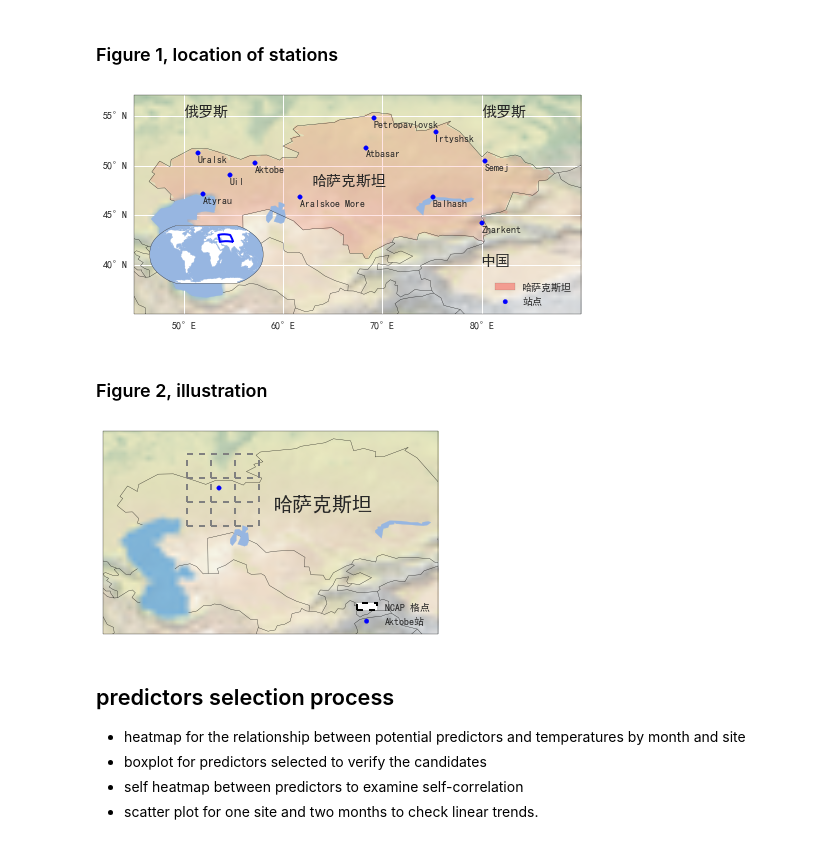
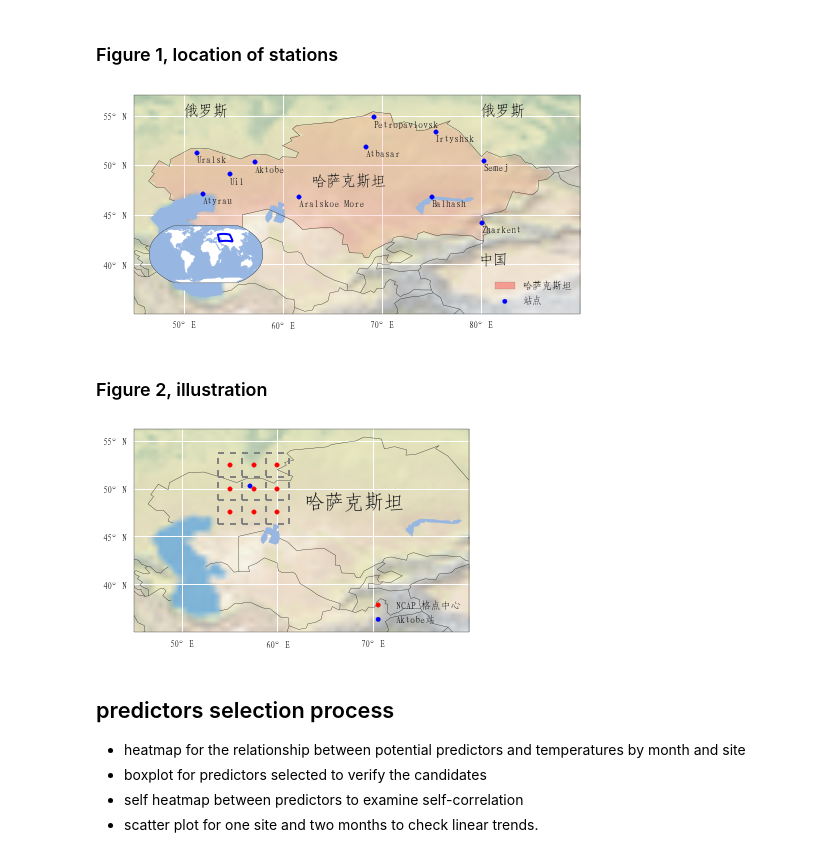
Before and after one commit to Yafei777/Climate-Downscaling, a Jupyter notebook: KZ_paper/KZ_downscaling_code/气候模式统计降尺度评估软件V1.0制图部分.ipynb, the cells around one changed output. Drawn from its saved outputs; the diff is of its cells as text; code cells hidden in the pictures.

```diff
--- a/KZ_paper/KZ_downscaling_code/气候模式统计降尺度评估软件V1.0制图部分.ipynb
+++ b/KZ_paper/KZ_downscaling_code/气候模式统计降尺度评估软件V1.0制图部分.ipynb
@@ -13,7 +13,7 @@ reload(sys)
 sys.setdefaultencoding('utf-8')
 
 import matplotlib as mpl
-mpl.rcParams['font.sans-serif'] = ['FangSong'] #指定默认字体
+mpl.rcParams['font.sans-serif'] = ['FangSong_GB2312'] #指定默认字体
 mpl.rcParams['axes.unicode_minus'] = False # 解决保存图像是负号'-'显示为方块的问题
 # sns.axes_style()，可以看到是否成功设定字体为微软雅黑。
 # %% [markdown]
@@ -152,44 +152,55 @@ sub_ax.add_geometries([extent_box], ccrs.Geodetic(), color='none',
 for index, row in kz_station_info.iterrows():
     ax.text(row.LONGITUDE, row.LATITUDE-1,row.STATION_NAME.title(), transform=ccrs.Geodetic(), zorder=5)
 
-plt.savefig('哈图一.png',dpi=600)
+plt.savefig('哈图一.png',dpi=1000)
 # %% [output]
-[figure, old version]
+[figure, new version]
 # %% [markdown]
 ### Figure 2, illustration
 # %%
 import matplotlib.ticker as mticker
 
 ax = plt.axes(projection=ccrs.PlateCarree())
 
 ax.stock_img()
 ax.set_extent([45,80,35,55])
+
+ax.set_xticks([50,60,70])
+ax.set_yticks([40,45,50,55])
+
+from cartopy.mpl.ticker import LongitudeFormatter, LatitudeFormatter
+lon_formatter = LongitudeFormatter(zero_direction_label=True)
+lat_formatter = LatitudeFormatter()
+ax.xaxis.set_major_formatter(lon_formatter)
+ax.yaxis.set_major_formatter(lat_formatter)
+
+
 ax.add_feature(cfeature.BORDERS)
 ax.add_feature(cfeature.LAKES)
 
 gl = ax.gridlines(crs=ccrs.PlateCarree(), draw_labels=True,
                   linewidth=2, color='gray', linestyle='--')
 gl.xlocator = mticker.FixedLocator(np.arange(53.75,63.75,2.5))
 gl.ylocator = mticker.FixedLocator(np.arange(46.25,56.25,2.5))
 
-ax.scatter(57.1500, 50.2831, color='blue',transform=ccrs.PlateCarree(),label='Stations')
-
+p_aktobe = ax.scatter(57.1500, 50.2831, color='blue',transform=ccrs.PlateCarree(),label='Stations')
+p_ncep = ax.scatter([55,55,55,57.5,57.5,57.5,60,60,60], [47.5,50,52.5,47.5,50,52.5,47.5,50,52.5], color='red',transform=ccrs.PlateCarree(),label='Stations')
 gl.xlabels_top = False
 gl.ylabels_right = False
 gl.xlabels_bottom = False
 gl.ylabels_left = False
 
 kz_legend_proxy = mpatches.Rectangle((0, 0), 1, 1, edgecolor='black', facecolor='w', ls='dashed',lw=2)
-labels = ['NCAP 格点','Aktobe站']
+labels = ['NCAP 格点中心','Aktobe站']
 
-plt.legend([kz_legend_proxy,station_plot], labels,\
+plt.legend([p_ncep,p_aktobe], labels,\
             loc='lower right')
 
 ax.text(63, 48, '哈萨克斯坦', transform=ccrs.Geodetic(),size=20)
 
-plt.savefig('哈图二.png',dpi=300)
+plt.savefig('哈图二.png',dpi=1000)
 # %% [output]
-[figure, old version]
+[figure, new version]
 # %% [markdown]
 ## predictors selection process
 
```
Also changed, not shown: parts of 17 cells of this notebook, 3 other files.
